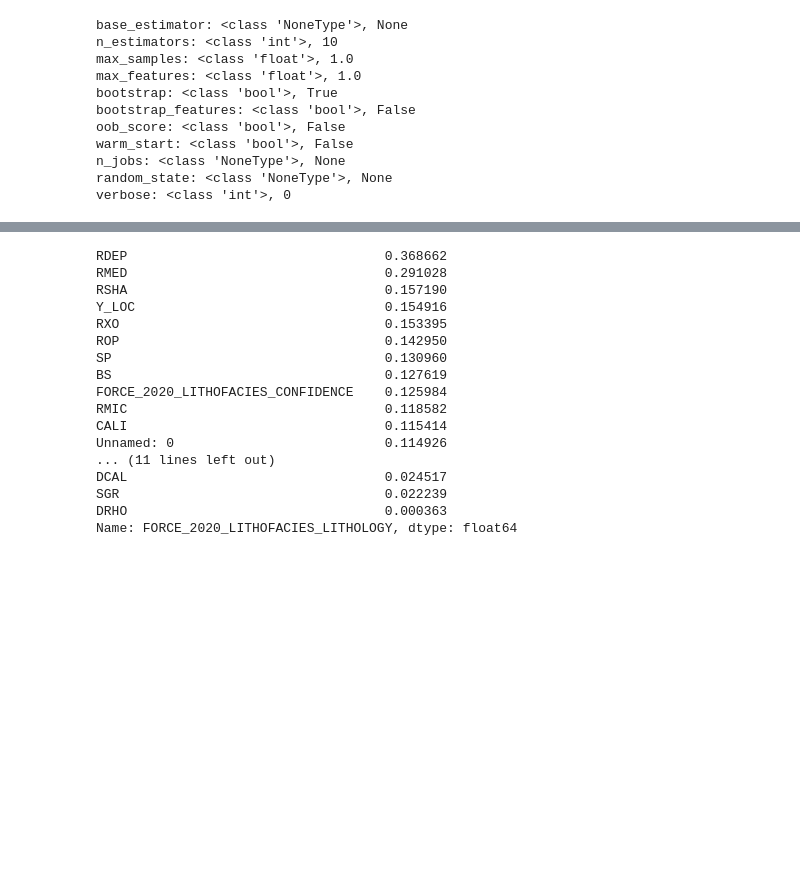
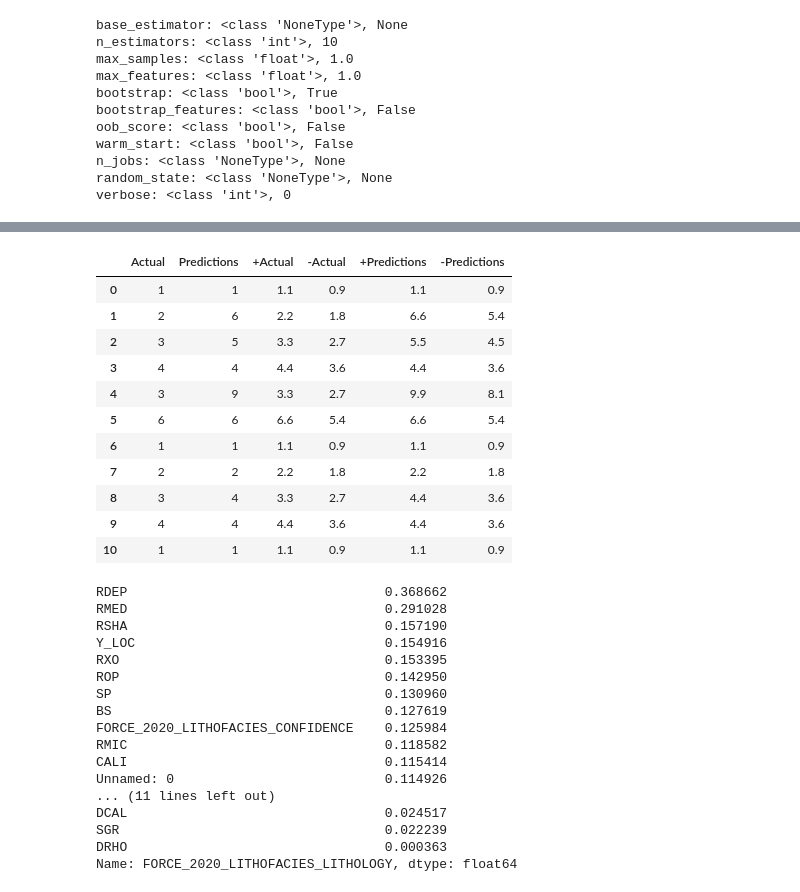
Before and after one commit to PranjalGhildiyal/Regression-interactive, a Jupyter notebook: development.ipynb, the cells around one changed output, grey strips where cells are left out. Saved outputs shown, nothing was run; the diff lists cells and outputs as text; code cells hidden in the pictures; blank space fills up the shorter version.

```diff
--- a/development.ipynb
+++ b/development.ipynb
@@ -1901,0 +2102,17 @@ verbose: <class 'int'>, 0
+# %%
+df['+Actual'] = (1 + widget1.value) * df['Actual']
+# %%
+df
+# %% [output]
+|  | Actual | Predictions | +Actual | -Actual | +Predictions | -Predictions |
+| 0 | 1 | 1 | 1.1 | 0.9 | 1.1 | 0.9 |
+| 1 | 2 | 6 | 2.2 | 1.8 | 6.6 | 5.4 |
+| 2 | 3 | 5 | 3.3 | 2.7 | 5.5 | 4.5 |
+| 3 | 4 | 4 | 4.4 | 3.6 | 4.4 | 3.6 |
+| 4 | 3 | 9 | 3.3 | 2.7 | 9.9 | 8.1 |
+| 5 | 6 | 6 | 6.6 | 5.4 | 6.6 | 5.4 |
+| 6 | 1 | 1 | 1.1 | 0.9 | 1.1 | 0.9 |
+| 7 | 2 | 2 | 2.2 | 1.8 | 2.2 | 1.8 |
+| 8 | 3 | 4 | 3.3 | 2.7 | 4.4 | 3.6 |
+| 9 | 4 | 4 | 4.4 | 3.6 | 4.4 | 3.6 |
+| 10 | 1 | 1 | 1.1 | 0.9 | 1.1 | 0.9 |
```
Also changed, not shown: parts of 6 cells of this notebook, 1 other file.
